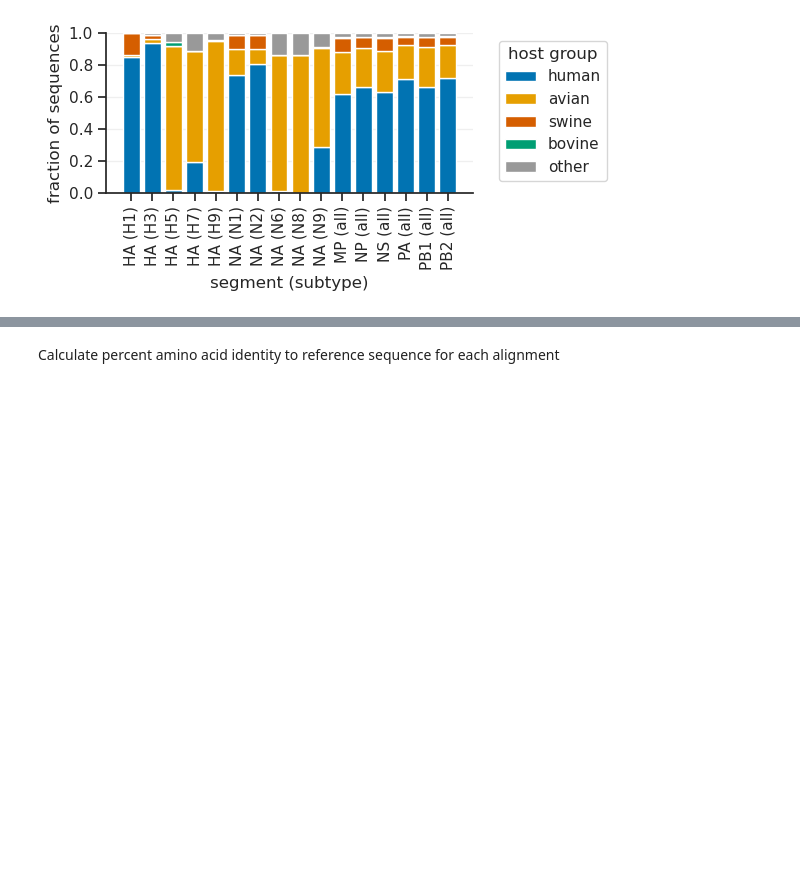
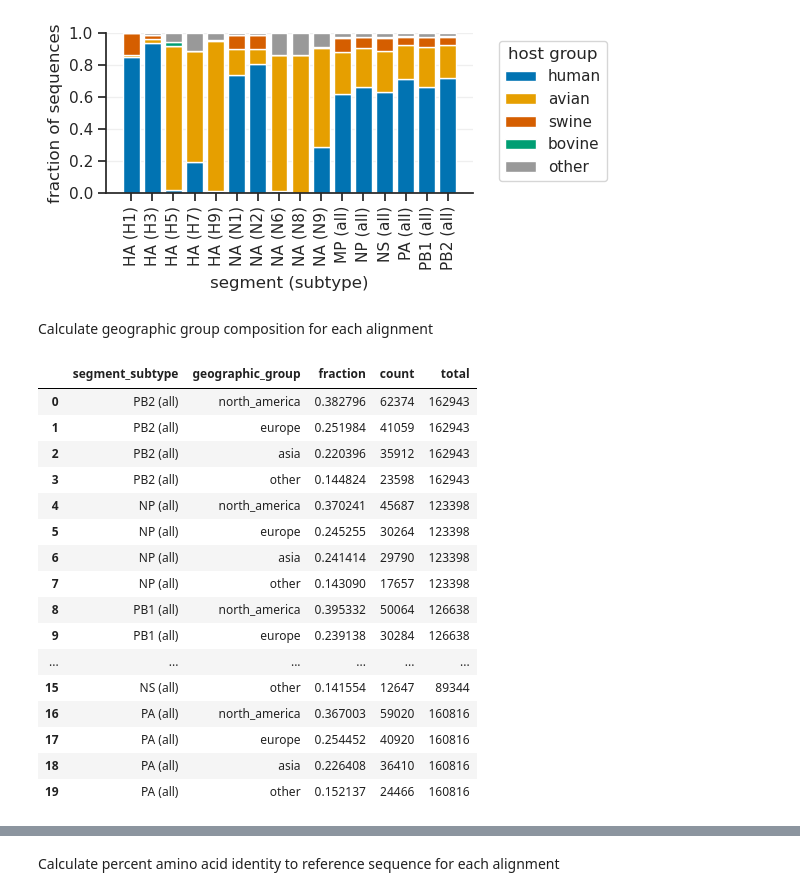
Before and after one commit to matsengrp/flu-usher, a Jupyter notebook: notebooks/analyze_alignments.ipynb, the cells around one changed output, grey strips where cells are left out. Drawn from its saved outputs; the diff is of its cells as text; code cells hidden in the pictures; blank space fills up the shorter version.

```diff
--- a/notebooks/analyze_alignments.ipynb
+++ b/notebooks/analyze_alignments.ipynb
@@ -279,3 +279,56 @@ plt.tight_layout()
 plt.show()
 # %% [output]
 [figure]
+# %% [markdown]
+Calculate geographic group composition for each alignment
+# %%
+# For each segment-subtype, get geographic group composition
+geo_composition = []
+
+for segment in segment_dirs:
+    subtype_dirs = [d for d in os.listdir(f'../logs/{segment}/') if os.path.isdir(os.path.join(f'../logs/{segment}/', d))]
+    for subtype in subtype_dirs:
+        # Read alignment to get sequence IDs
+        alignment_file = f'../results/{segment}/{subtype}/curated_msa.fasta.xz'
+        with lzma.open(alignment_file, 'rt') as f:
+            sequences = list(SeqIO.parse(f, 'fasta'))
+
+        # Get sequence IDs (skip first which is reference)
+        seq_ids = [seq.id for seq in sequences[1:]]
+
+        # Match to metadata and count geographic groups
+        seq_meta = meta_df[meta_df['isolate_id'].isin(seq_ids)]
+        geo_counts = seq_meta['geographic_group'].value_counts()
+
+        # Calculate fractions
+        total = len(seq_ids)
+        for geo_group in ['north_america', 'europe', 'asia', 'other']:
+            fraction = geo_counts.get(geo_group, 0) / total if total > 0 else 0
+            geo_composition.append({
+                'segment_subtype': f'{segment} ({subtype})',
+                'geographic_group': geo_group,
+                'fraction': fraction,
+                'count': geo_counts.get(geo_group, 0),
+                'total': total
+            })
+
+geo_comp_df = pd.DataFrame(geo_composition)
+geo_comp_df.head(20)
+# %% [output]
+|  | segment_subtype | geographic_group | fraction | count | total |
+| 0 | PB2 (all) | north_america | 0.382796 | 62374 | 162943 |
+| 1 | PB2 (all) | europe | 0.251984 | 41059 | 162943 |
+| 2 | PB2 (all) | asia | 0.220396 | 35912 | 162943 |
+| 3 | PB2 (all) | other | 0.144824 | 23598 | 162943 |
+| 4 | NP (all) | north_america | 0.370241 | 45687 | 123398 |
+| 5 | NP (all) | europe | 0.245255 | 30264 | 123398 |
+| 6 | NP (all) | asia | 0.241414 | 29790 | 123398 |
+| 7 | NP (all) | other | 0.143090 | 17657 | 123398 |
+| 8 | PB1 (all) | north_america | 0.395332 | 50064 | 126638 |
+| 9 | PB1 (all) | europe | 0.239138 | 30284 | 126638 |
+| ... | ... | ... | ... | ... | ... |
+| 15 | NS (all) | other | 0.141554 | 12647 | 89344 |
+| 16 | PA (all) | north_america | 0.367003 | 59020 | 160816 |
+| 17 | PA (all) | europe | 0.254452 | 40920 | 160816 |
+| 18 | PA (all) | asia | 0.226408 | 36410 | 160816 |
+| 19 | PA (all) | other | 0.152137 | 24466 | 160816 |
```
Also changed, not shown: parts of 6 cells of this notebook, 9 other files.
